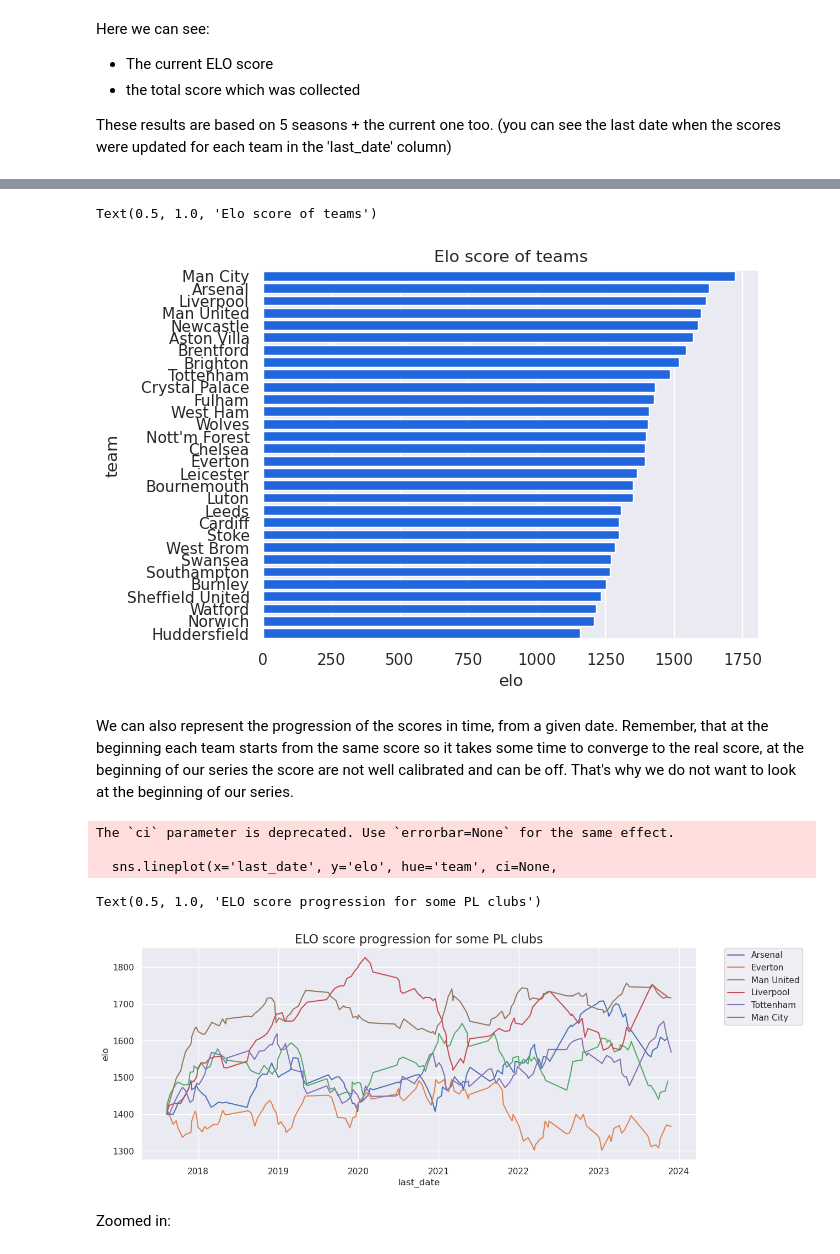
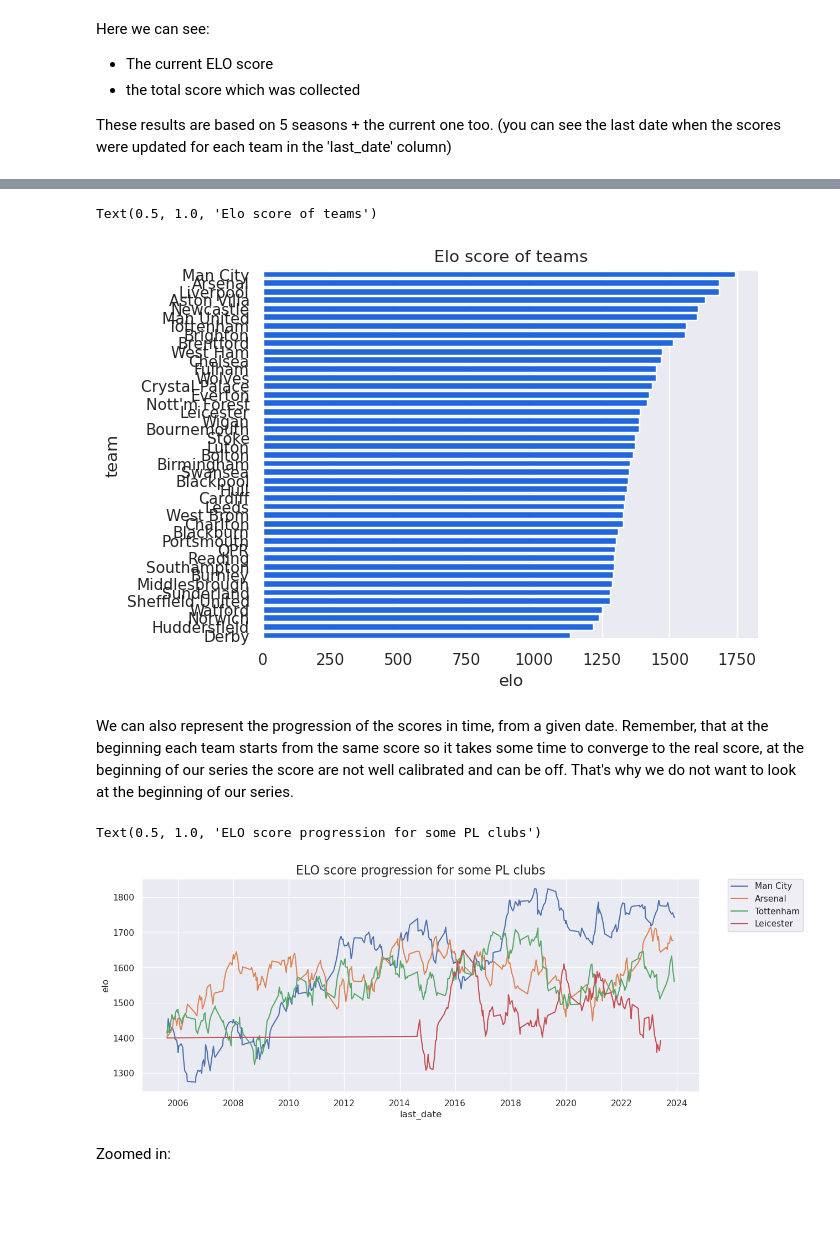
Before and after one commit to hippoguynil/elo, a Jupyter notebook: elo_pl.ipynb, the cells around one changed output, grey strips where cells are left out. Cells and saved outputs as stored; diff of their text form; code cells hidden in the pictures; blank space fills up the shorter version.

```diff
--- a/elo_pl.ipynb
+++ b/elo_pl.ipynb
@@ -37,14 +37,12 @@ def read_in_data_from_folder(path = 'data/pl', columns_to_keep = ['Date', 'HomeT
     Read in all csv files from a folder and concatonate it into one pandas dataframe.
     """
     all_files = glob.glob(os.path.join(path , "*.csv"))
-    if print:
-        print(all_files)
+
+
 
     pd_base = pd.DataFrame()
 
     for filename in all_files:
-        if print:
-            print(filename)
         df = pd.read_csv(filename)
         df['filename'] = filename # add filename path as column
         pd_base = pd.concat([pd_base, df], ignore_index=True)
@@ -56,10 +54,11 @@ def read_in_data_from_folder(path = 'data/pl', columns_to_keep = ['Date', 'HomeT
 
     # If there is a 'Date' column then convert it to datetime with format '%d/%m/%Y':
     if 'Date' in pd_base.columns:
-        date1 = pd.to_datetime(pd_base['Date'], format='%d/%m/%Y')
-        date2 = pd.to_datetime(pd_base['Date'], format='%d/%m/%y')
+        date1 = pd.to_datetime(pd_base['Date'], errors='coerce', format='%d/%m/%Y')
+        date2 = pd.to_datetime(pd_base['Date'], errors='coerce', format='%d/%m/%y')
         pd_base['Date'] = date1.fillna(date2)
 
+    pd_base = pd_base.sort_values(by='Date',ascending=True)
     return pd_base
 # %% [markdown]
 This data contains other information too but we only need some of the columns (actually we only need the result, for calculating the ELO score).
@@ -562,21 +574,18 @@ sns.barplot(x = 'elo', y = 'team', data = league_table_elo, color = '#035efc', o
 plt.title('Elo score of teams')
 # %% [output]
 Text(0.5, 1.0, 'Elo score of teams')
-[figure, old version]
+[figure, new version]
 # %% [markdown]
 We can also represent the progression of the scores in time, from a given date. Remember, that at the beginning each team starts from the same score so it takes some time to converge to the real score, at the beginning of our series the score are not well calibrated and can be off. That's why we do not want to look at the beginning of our series.
 # %%
 plt.figure(figsize = (13,5))
 sns.lineplot(x='last_date', y='elo', hue='team', errorbar=None,
-    data=league_table_elo_all[league_table_elo_all['team'].isin(['Arsenal','Newcastle' 'Chelsea', 'Liverpool', 'Man City', 'Man United', 'Tottenham', 'Everton'])])
+    data=league_table_elo_all[league_table_elo_all['team'].isin(['Leicester','Arsenal',"Tottenham","Man City"])])
 plt.legend(bbox_to_anchor=(1.05, 1), loc=2, borderaxespad=0.)
 plt.title('ELO score progression for some PL clubs', size = 16)
 # %% [output]
-The `ci` parameter is deprecated. Use `errorbar=None` for the same effect.
-
-  sns.lineplot(x='last_date', y='elo', hue='team', ci=None,
+Text(0.5, 1.0, 'ELO score progression for some PL clubs')
-Text(0.5, 1.0, 'ELO score progression for some PL clubs')
-[figure, old version]
+[figure, new version]
 # %% [markdown]
 Zoomed in:
 # %%
```
Also changed, not shown: parts of 7 cells of this notebook, 1 other file.
